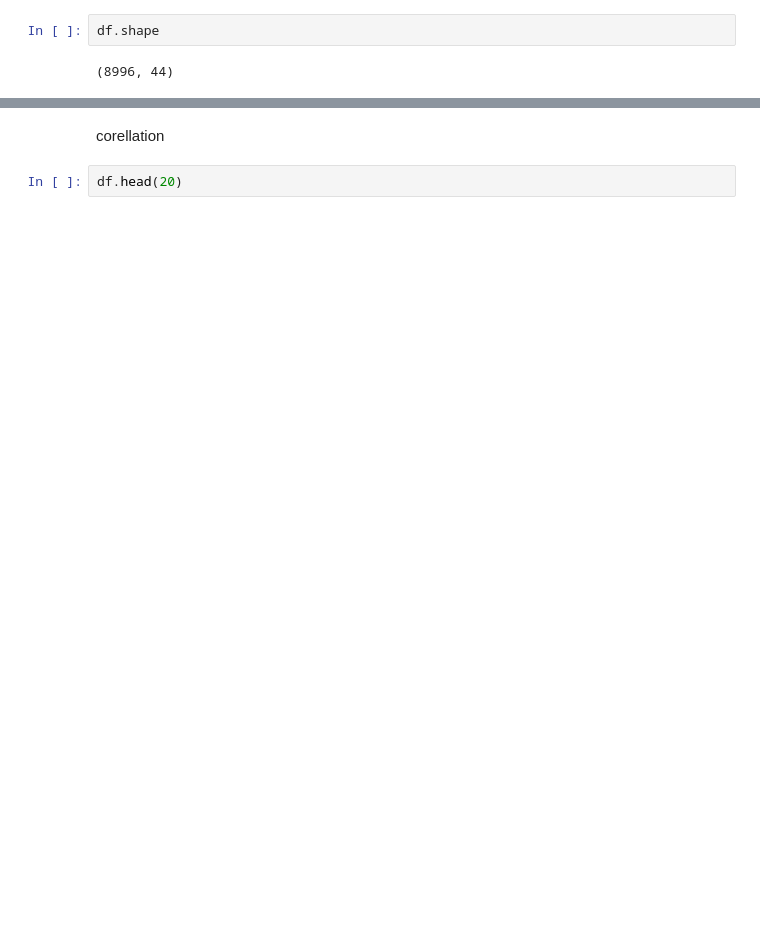
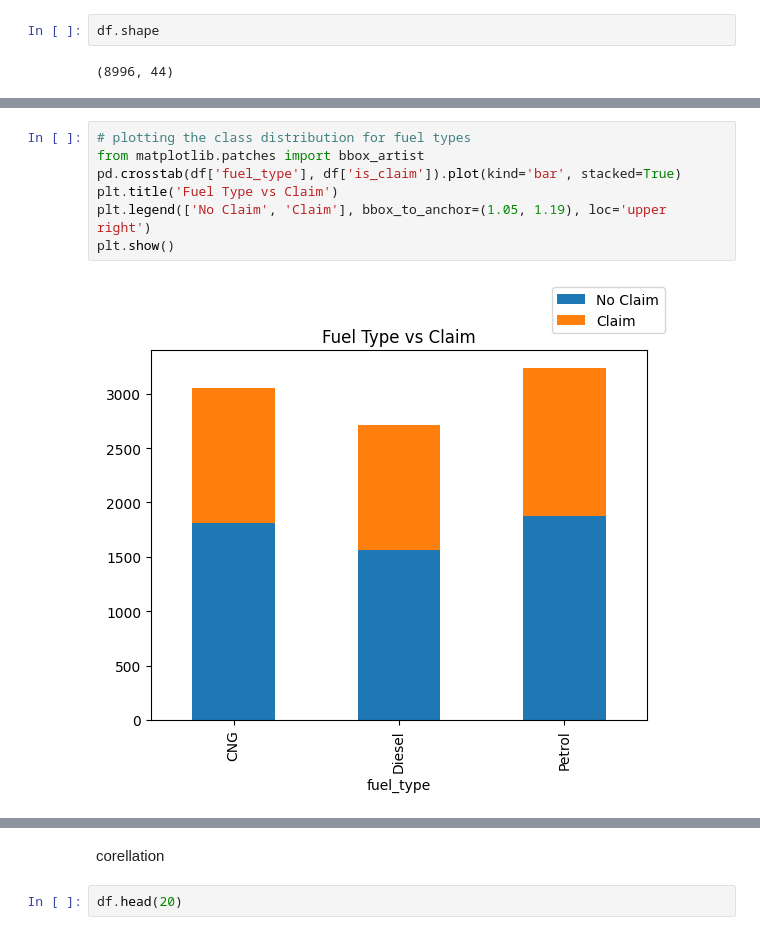
Before and after one commit to Rushavvv/car_insurance_prediction, a Jupyter notebook: 23048581_RushavSthapit.ipynb, the cells around one changed output, grey strips where cells are left out. Saved outputs shown, nothing was run; the diff lists cells and outputs as text; blank space fills up the shorter version.

```diff
--- a/23048581_RushavSthapit.ipynb
+++ b/23048581_RushavSthapit.ipynb
@@ -125,0 +142,9 @@ plt.show()
+# %%
+# plotting the class distribution for fuel types
+from matplotlib.patches import bbox_artist
+pd.crosstab(df['fuel_type'], df['is_claim']).plot(kind='bar', stacked=True)
+plt.title('Fuel Type vs Claim')
+plt.legend(['No Claim', 'Claim'], bbox_to_anchor=(1.05, 1.19), loc='upper right')
+plt.show()
+# %% [output]
+[figure, added]
```
Also changed, not shown: parts of 49 cells of this notebook.
